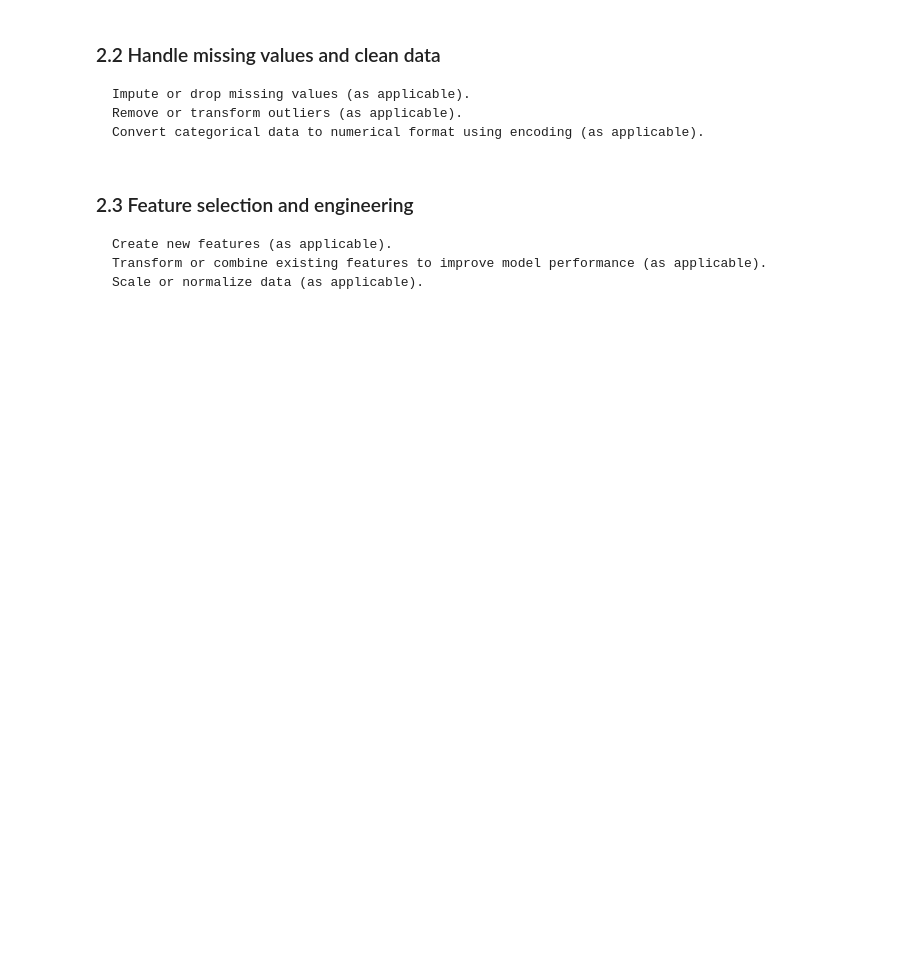
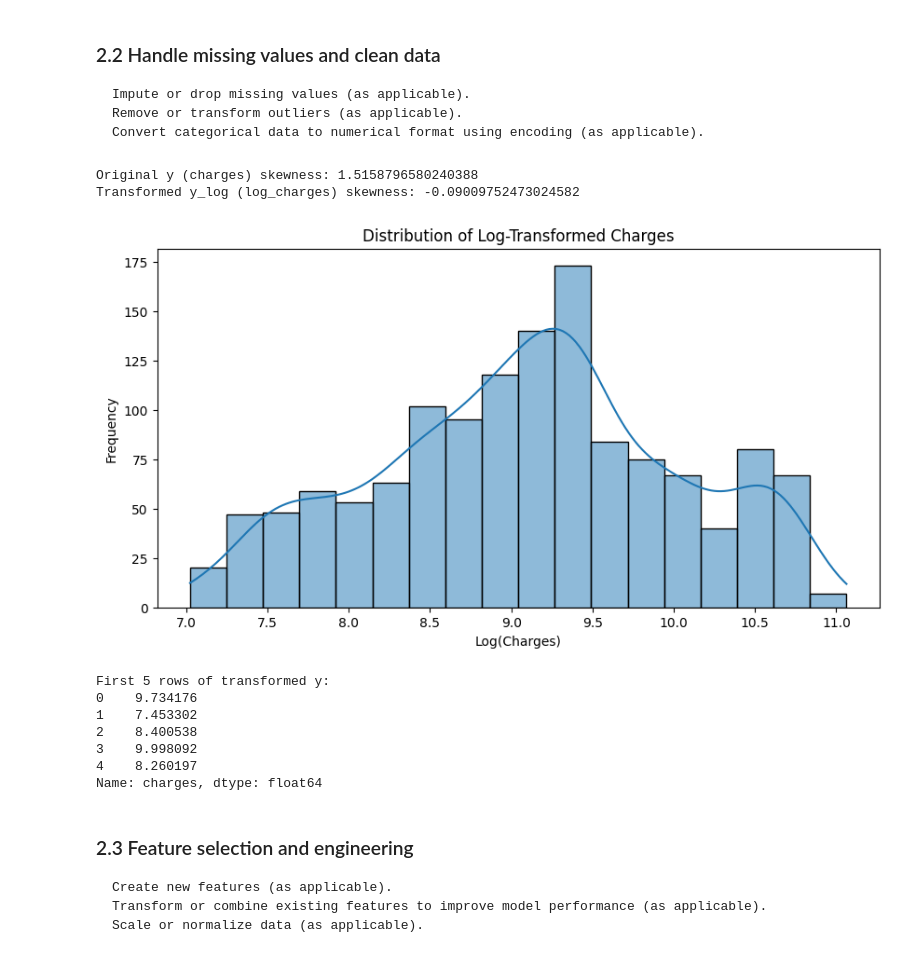
Before and after one commit to matthewpblock/ml_regression_block, a Jupyter notebook: regression_block.ipynb, the cells around one changed output. Cells and saved outputs as stored; diff of their text form; code cells hidden in the pictures; blank space fills up the shorter version.

```diff
--- a/regression_block.ipynb
+++ b/regression_block.ipynb
@@ -33,6 +166,37 @@ Start your notebook professionally with:
     Impute or drop missing values (as applicable).
     Remove or transform outliers (as applicable).
     Convert categorical data to numerical format using encoding (as applicable).
+# %%
+# Apply log transformation to 'charges' to handle skewness and outliers
+# Adding a small constant (e.g., 1) to handle potential zero values, though 'charges' doesn't have zeros here.
+y_log = np.log(y)
+
+print("Original y (charges) skewness:", y.skew())
+print("Transformed y_log (log_charges) skewness:", y_log.skew())
+
+# Visualize the transformed target variable
+plt.figure(figsize=(10, 5))
+sns.histplot(y_log, kde=True)
+plt.title('Distribution of Log-Transformed Charges')
+plt.xlabel('Log(Charges)')
+plt.ylabel('Frequency')
+plt.show()
+
+# Update y to the log-transformed version for subsequent model training
+y = y_log
+print("\nFirst 5 rows of transformed y:")
+print(y.head())
+# %% [output]
+Original y (charges) skewness: 1.5158796580240388
+Transformed y_log (log_charges) skewness: -0.09009752473024582
+[figure, added]
+First 5 rows of transformed y:
+0    9.734176
+1    7.453302
+2    8.400538
+3    9.998092
+4    8.260197
+Name: charges, dtype: float64
 # %% [markdown]
 ### 2.3 Feature selection and engineering
 
```
Also changed, not shown: parts of 13 cells of this notebook.
